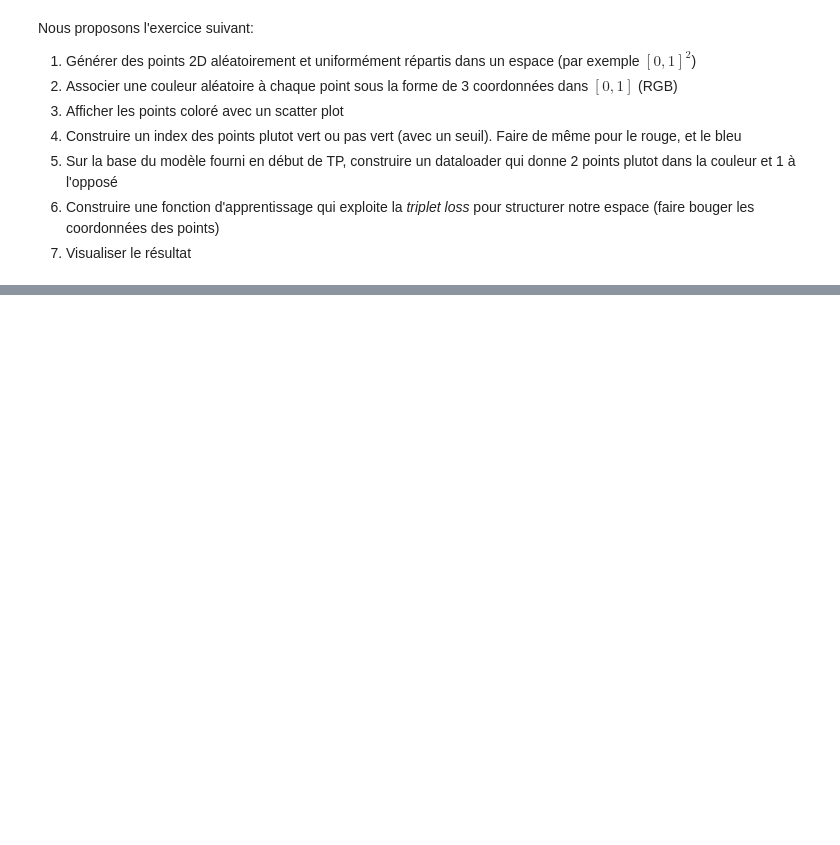
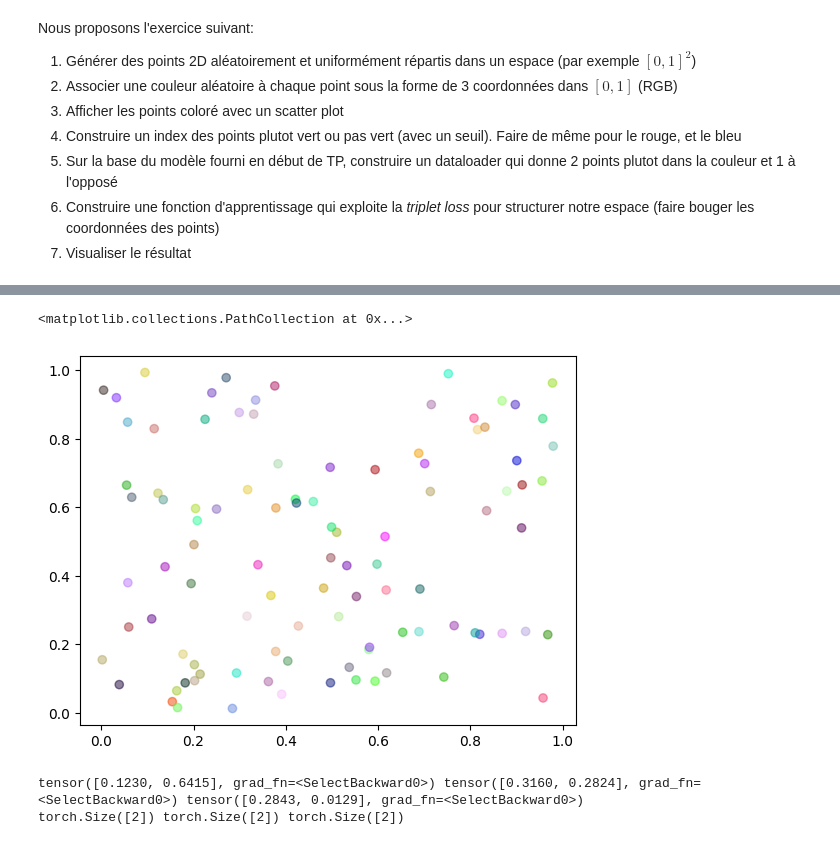
Before and after one commit to vguigue/tuto_deep, a Jupyter notebook: notebooks/3_2-reco-triplet.ipynb, the cells around one changed output, grey strips where cells are left out. Saved outputs shown, nothing was run; the diff lists cells and outputs as text; code cells hidden in the pictures; blank space fills up the shorter version.

Commit message:
triplet

```diff
--- a/notebooks/3_2-reco-triplet.ipynb
+++ b/notebooks/3_2-reco-triplet.ipynb
@@ -295,0 +296,25 @@ plt.show()
+# %%
+
+# construire le même jeu en pytorch ou transferer les points en pytorch
+N = 100
+
+X = torch.rand(N,2)
+X.requires_grad = True
+C = torch.rand(N,3) # RGB
+
+# si X contient les coordonnées (N,2)
+# et C les couleurs (N,3)
+# la commande suivante fait l'affichage
+
+facile = False
+if facile:
+    # pour faire des données plus faciles : soit rouge, soit verte, soit bleu
+    indc = C.argmax(1)
+    C2 = torch.zeros(N,3)
+    for i,j in enumerate(indc): C2[i,j]=1
+    C = C2
+
+plt.scatter(X[:,0].detach(), X[:,1].detach(), c=C.numpy(), alpha=0.5)
+# %% [output]
+<matplotlib.collections.PathCollection at 0x...>
+[figure, added]
@@ -295,0 +367,12 @@ plt.show()
+# %%
+# Verification
+# 1. Construction de l'objet
+data = ColorsDataset(X,C)
+
+# 2. Tirage d'un triplet
+xr, xp, xn = data.__getitem__(0)
+print(xr, xp, xn, )
+print(xr.size(), xp.size(), xn.size() )
+# %% [output]
+tensor([0.1230, 0.6415], grad_fn=<SelectBackward0>) tensor([0.3160, 0.2824], grad_fn=<SelectBackward0>) tensor([0.2843, 0.0129], grad_fn=<SelectBackward0>)
+torch.Size([2]) torch.Size([2]) torch.Size([2])
```
Also changed, not shown: parts of 6 cells of this notebook.
